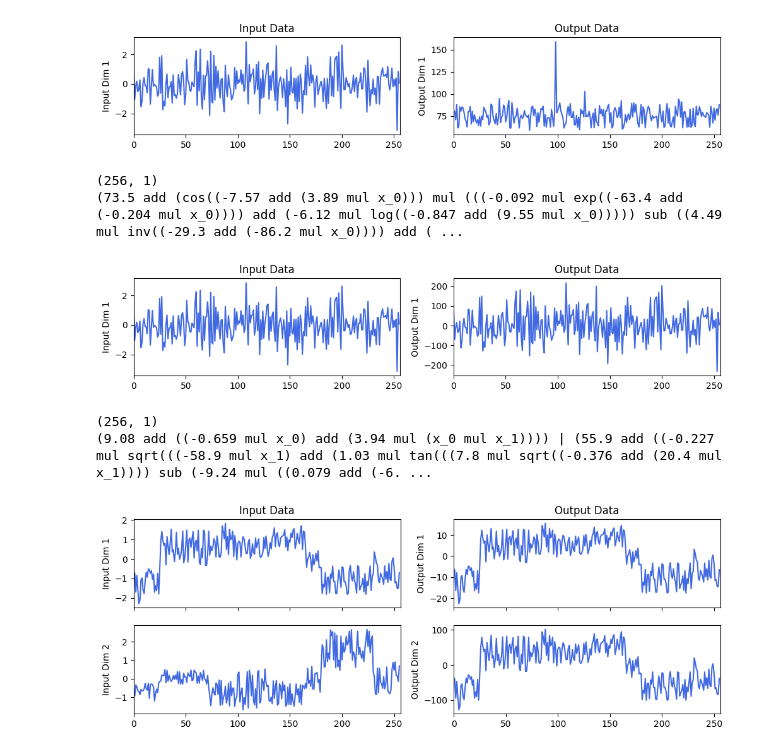
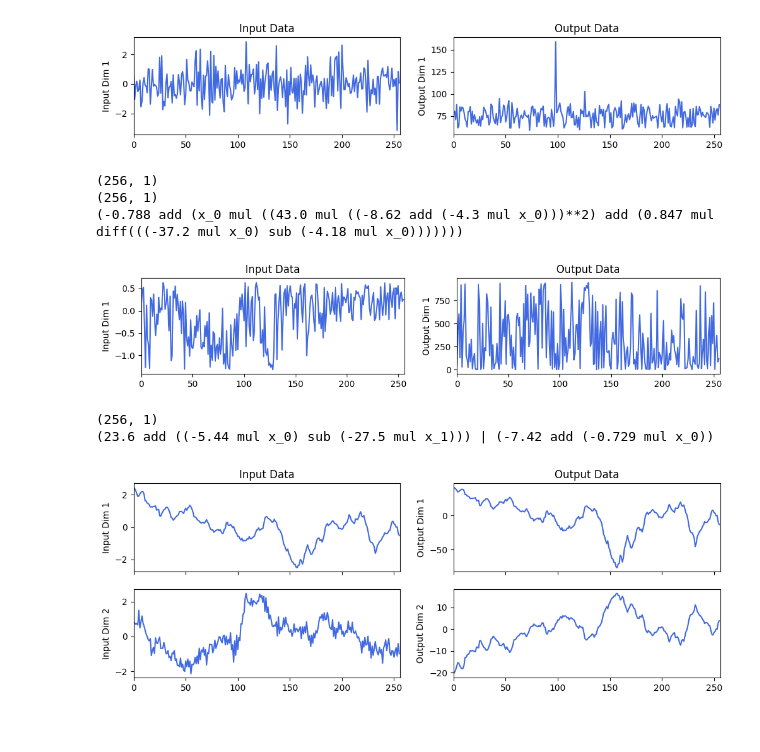
Before and after one commit to changewam/S2Generator, a Jupyter notebook: examples/1-example.ipynb, the cells around one changed output. Cells and saved outputs as stored; diff of their text form; code cells hidden in the pictures.

```diff
--- a/examples/1-example.ipynb
+++ b/examples/1-example.ipynb
@@ -43,23 +43,24 @@ fig = plot_series(x, y)
 # %%
 params = Params()  # Adjust the parameters here
 params.solve_diff = 1  # Set the order of differential equation solving
 generator = Generator(params)  # Create an instance
 
-rng = np.random.RandomState(0)  # Creating a random number object
+rng = np.random.RandomState(20)  # Creating a random number object
 # Start generating symbolic expressions, sampling and generating series
 
 trees, x, y = generator.run(rng, input_dimension=1, output_dimension=1, n_points=256)
 # Print the expressions
 print(trees)
 
 # Visualize the time series
 fig = plot_series(x, y)
 # %% [output]
 (256, 1)
-(73.5 add (cos((-7.57 add (3.89 mul x_0))) mul (((-0.092 mul exp((-63.4 add (-0.204 mul x_0)))) add (-6.12 mul log((-0.847 add (9.55 mul x_0))))) sub ((4.49 mul inv((-29.3 add (-86.2 mul x_0)))) add ( ...
+(256, 1)
+(-0.788 add (x_0 mul ((43.0 mul ((-8.62 add (-4.3 mul x_0)))**2) add (0.847 mul diff(((-37.2 mul x_0) sub (-4.18 mul x_0)))))))
-[figure, old version]
+[figure, new version]
 # %%
-rng = np.random.RandomState(18)  # Change the random seed
+rng = np.random.RandomState(556)  # Change the random seed
 params.solve_diff = 1  # Set the order of differential equation solving
 # Try to generate the multi-channels time series
 trees, x, y = generator.run(rng, input_dimension=2, output_dimension=2, n_points=256)
@@ -67,8 +68,8 @@ print(trees)
 fig = plot_series(x, y)
 # %% [output]
 (256, 1)
-(9.08 add ((-0.659 mul x_0) add (3.94 mul (x_0 mul x_1)))) | (55.9 add ((-0.227 mul sqrt(((-58.9 mul x_1) add (1.03 mul tan(((7.8 mul sqrt((-0.376 add (20.4 mul x_1)))) sub (-9.24 mul ((0.079 add (-6. ...
+(23.6 add ((-5.44 mul x_0) sub (-27.5 mul x_1))) | (-7.42 add (-0.729 mul x_0))
-[figure, old version]
+[figure, new version]
 # %%
 fig.savefig("../images/ID2_OD2.jpg", dpi=300, bbox_inches="tight")
 # %%
```
Also changed, not shown: parts of 1 cell of this notebook, 1 other file.
